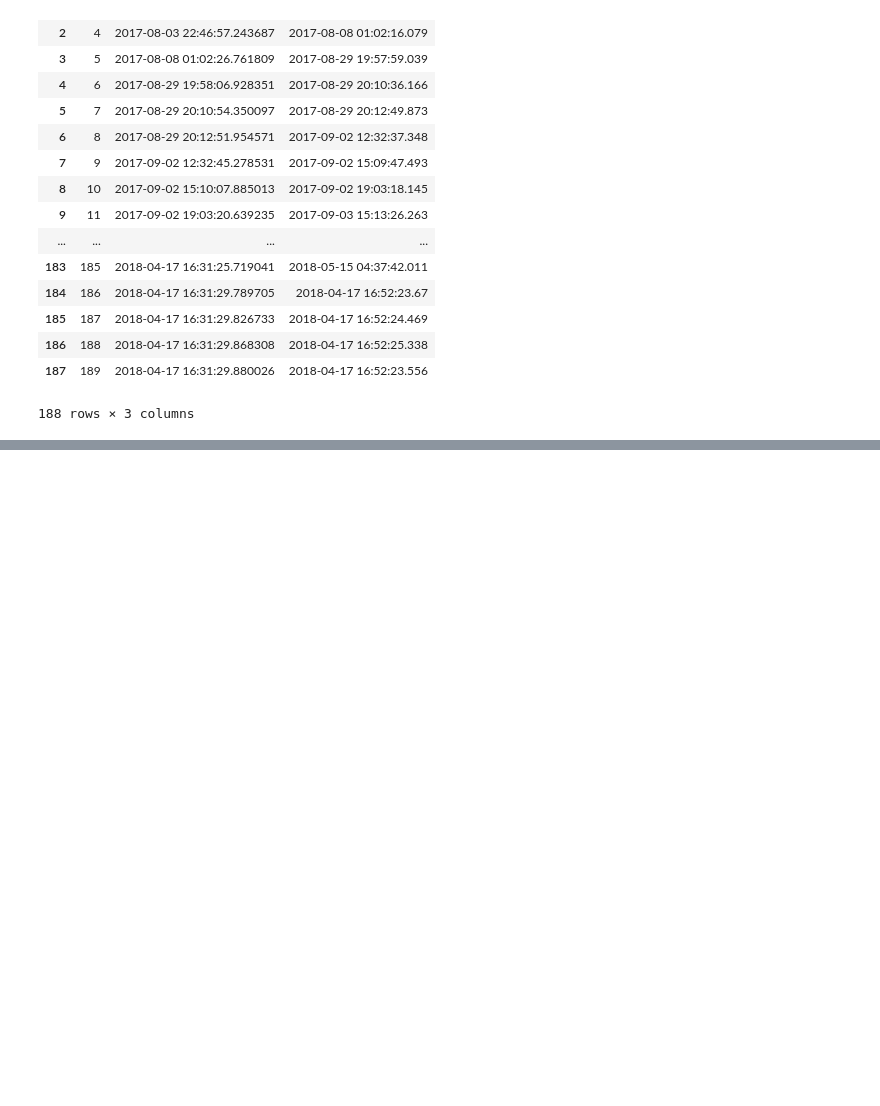
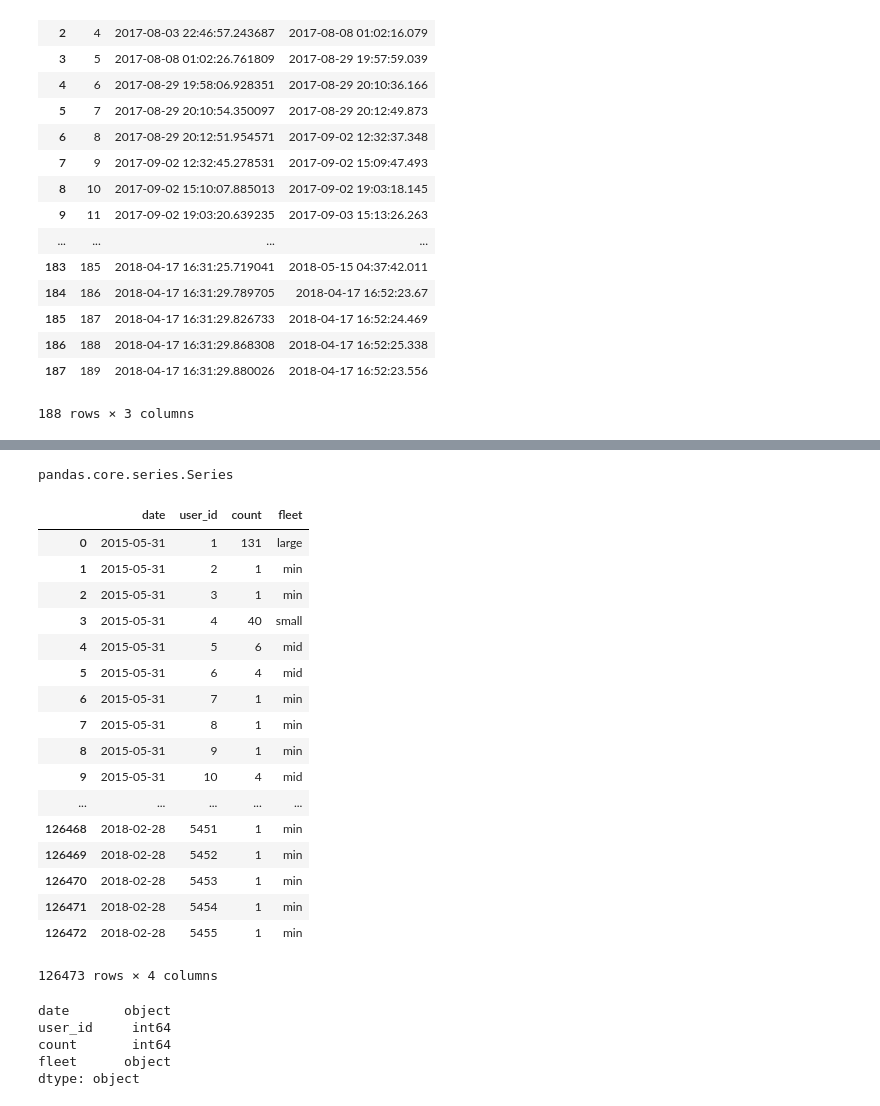
Before and after one commit to Kalinga/DS, a Jupyter notebook: Task1.ipynb, the cells around one changed output, grey strips where cells are left out. Drawn from its saved outputs; the diff is of its cells as text; code cells hidden in the pictures; blank space fills up the shorter version.

```diff
--- a/Task1.ipynb
+++ b/Task1.ipynb
@@ -50,0 +146,2 @@ events_data
+# %%
+ dev_count_perday = unique_device_onaday.groupby(['date', 'user_id'])['device_id'].size().reset_index(name='count')
@@ -50,0 +169,4 @@ events_data
+# %%
+type(dev_count_perday)
+# %% [output]
+pandas.core.series.Series
@@ -50,0 +193,29 @@ events_data
+# %%
+dev_count_perday
+# %% [output]
+|  | date | user_id | count | fleet |
+| 0 | 2015-05-31 | 1 | 131 | large |
+| 1 | 2015-05-31 | 2 | 1 | min |
+| 2 | 2015-05-31 | 3 | 1 | min |
+| 3 | 2015-05-31 | 4 | 40 | small |
+| 4 | 2015-05-31 | 5 | 6 | mid |
+| 5 | 2015-05-31 | 6 | 4 | mid |
+| 6 | 2015-05-31 | 7 | 1 | min |
+| 7 | 2015-05-31 | 8 | 1 | min |
+| 8 | 2015-05-31 | 9 | 1 | min |
+| 9 | 2015-05-31 | 10 | 4 | mid |
+| ... | ... | ... | ... | ... |
+| 126468 | 2018-02-28 | 5451 | 1 | min |
+| 126469 | 2018-02-28 | 5452 | 1 | min |
+| 126470 | 2018-02-28 | 5453 | 1 | min |
+| 126471 | 2018-02-28 | 5454 | 1 | min |
+| 126472 | 2018-02-28 | 5455 | 1 | min |
+126473 rows × 4 columns
+# %%
+dev_count_perday.dtypes
+# %% [output]
+date       object
+user_id     int64
+count       int64
+fleet      object
+dtype: object
```
Also changed, not shown: parts of 29 cells of this notebook, 1 other file.
